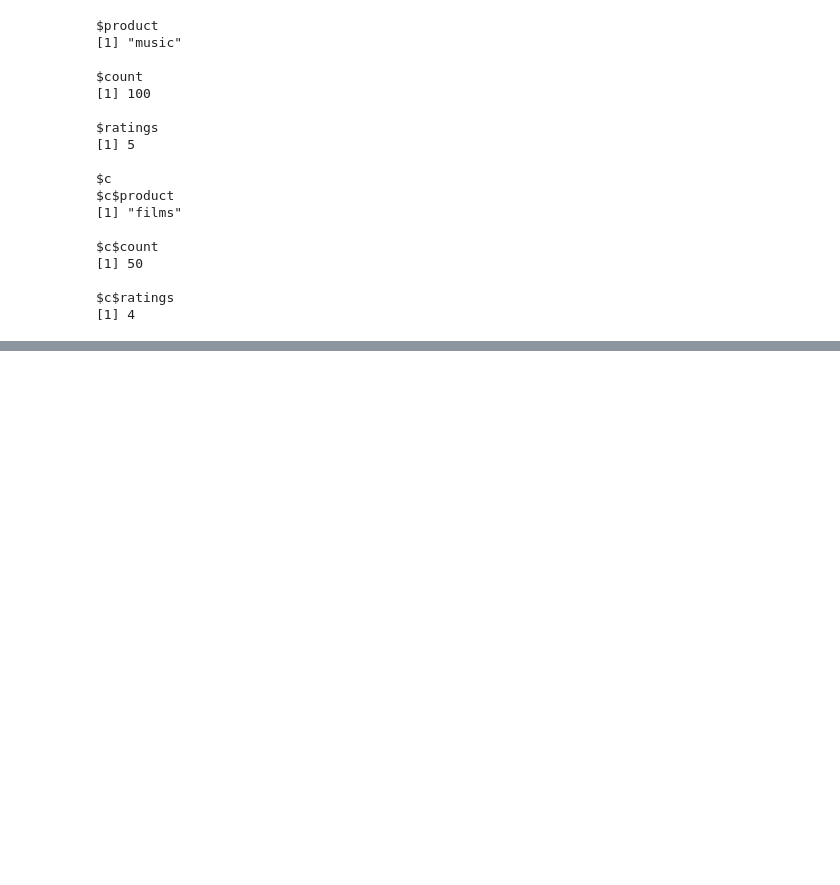
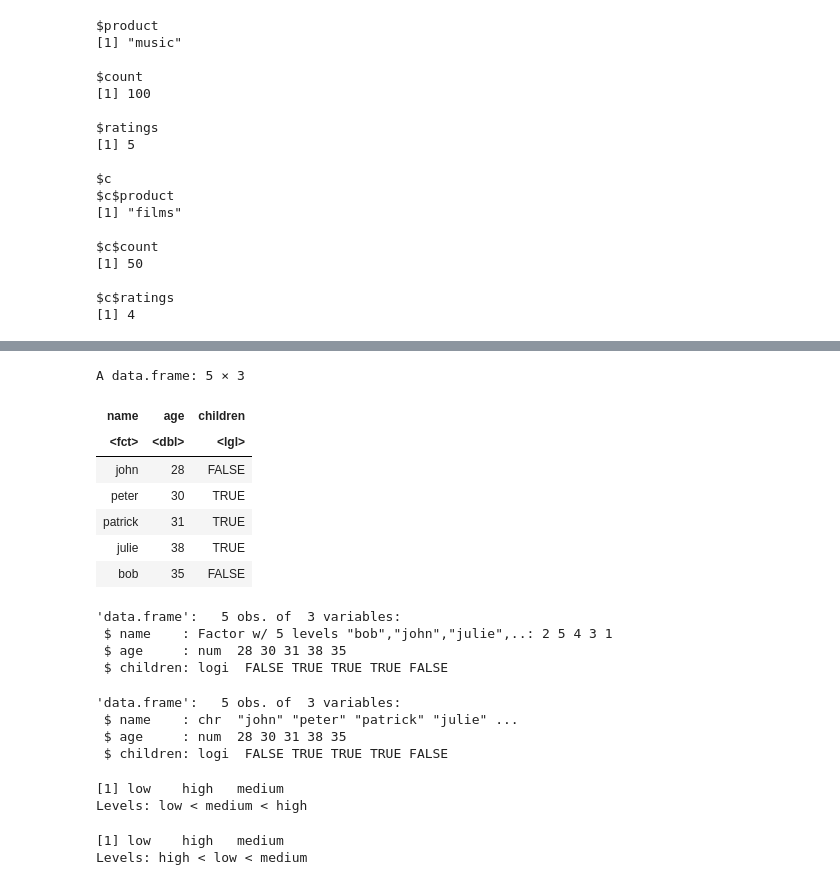
Before and after one commit to qslia/R_Practice, a Jupyter notebook: notebooks/basic3.ipynb, the cells around one changed output, grey strips where cells are left out. Saved outputs shown, nothing was run; the diff lists cells and outputs as text; code cells hidden in the pictures; blank space fills up the shorter version.

```diff
--- a/notebooks/basic3.ipynb
+++ b/notebooks/basic3.ipynb
@@ -239,0 +504,42 @@ $c$ratings
+# %%
+df
+# %% [output]
+A data.frame: 5 × 3
+| name | age | children |
+| <fct> | <dbl> | <lgl> |
+| john | 28 | FALSE |
+| peter | 30 | TRUE |
+| patrick | 31 | TRUE |
+| julie | 38 | TRUE |
+| bob | 35 | FALSE |
+# %%
+df <- data.frame(name, age, children, stringsAsFactors=TRUE)
+str(df)
+# %% [output]
+'data.frame':   5 obs. of  3 variables:
+ $ name    : Factor w/ 5 levels "bob","john","julie",..: 2 5 4 3 1
+ $ age     : num  28 30 31 38 35
+ $ children: logi  FALSE TRUE TRUE TRUE FALSE
+# %%
+df <- data.frame(name, age, children, stringsAsFactors=FALSE)
+str(df)
+# %% [output]
+'data.frame':   5 obs. of  3 variables:
+ $ name    : chr  "john" "peter" "patrick" "julie" ...
+ $ age     : num  28 30 31 38 35
+ $ children: logi  FALSE TRUE TRUE TRUE FALSE
+# %%
+f <- factor(c("low","high","medium"),
+            levels = c("low","medium","high"),
+            ordered = TRUE)
+f
+# %% [output]
+[1] low    high   medium
+Levels: low < medium < high
+# %%
+f <- factor(c("low","high","medium"),
+            ordered = TRUE)
+f
+# %% [output]
+[1] low    high   medium
+Levels: high < low < medium
```
Also changed, not shown: parts of 37 cells of this notebook.
